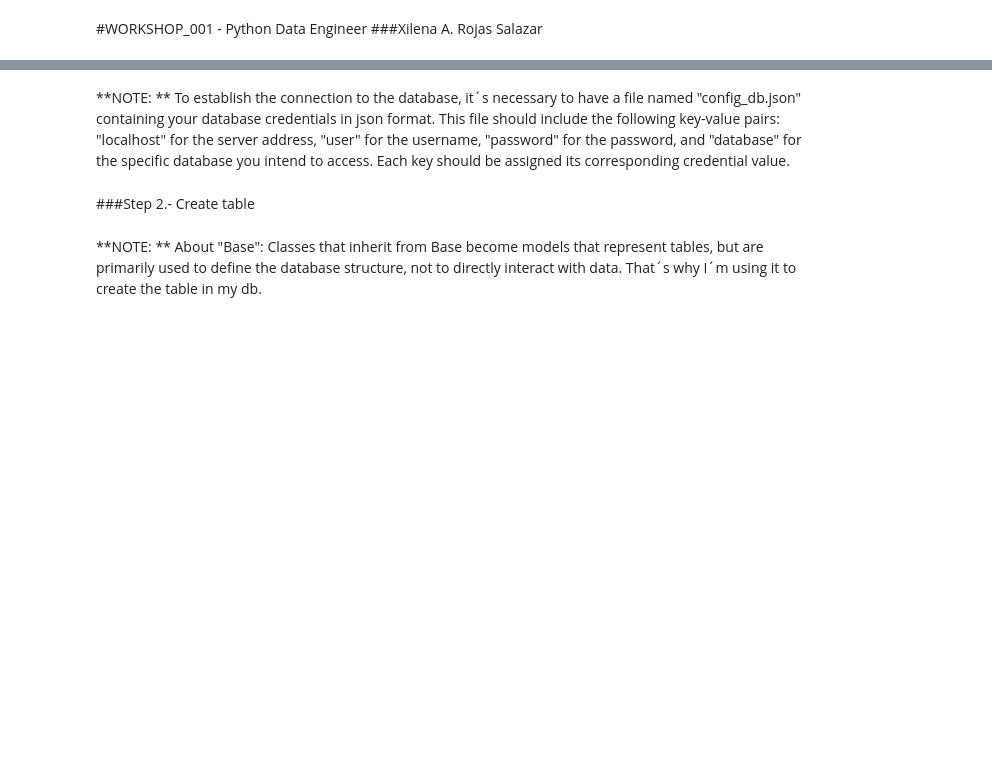
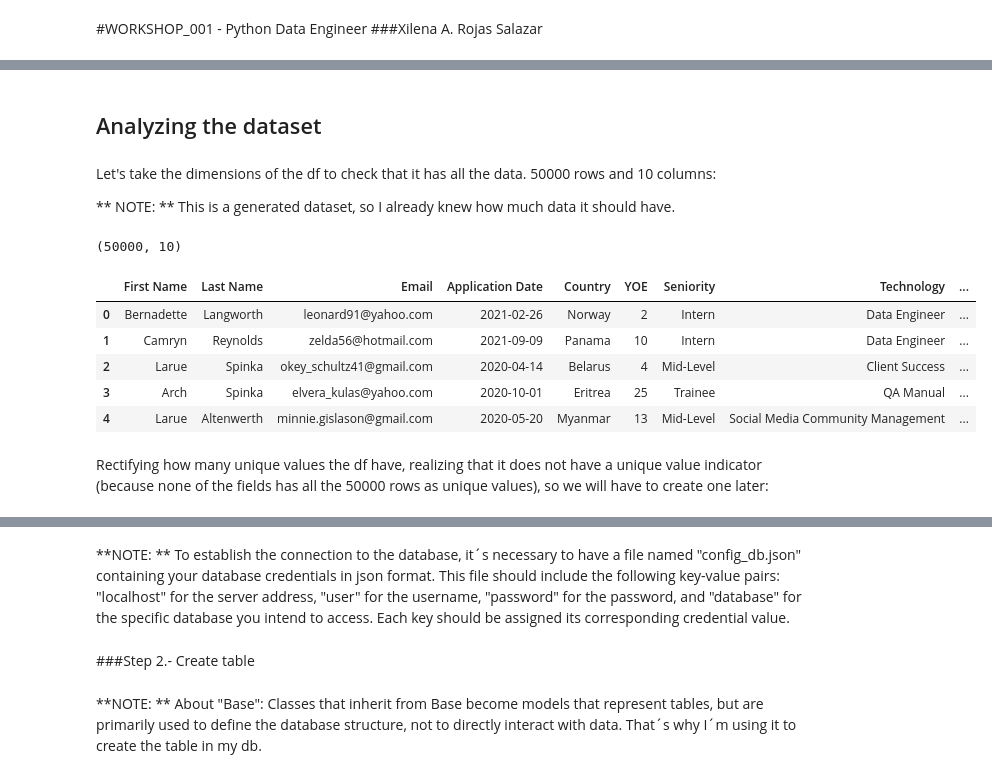
Before and after one commit to xilenAtenea/workshop_001etl, a Jupyter notebook: etl_workshop.ipynb, the cells around one changed output, grey strips where cells are left out. Drawn from its saved outputs; the diff is of its cells as text; code cells hidden in the pictures; blank space fills up the shorter version.

Commit message:
Phase 5. Adding dataset analysis

```diff
--- a/etl_workshop.ipynb
+++ b/etl_workshop.ipynb
@@ -3,0 +15,24 @@
+# %% [markdown]
+## Analyzing the dataset
+# %%
+csv_file = "candidates.csv"
+df = pd.read_csv(csv_file, delimiter = ";")
+# %% [markdown]
+Let's take the dimensions of the df to check that it has all the data. 50000 rows and 10 columns:
+
+** NOTE: ** This is a generated dataset, so I already knew how much data it should have.
+# %%
+df.shape
+# %% [output]
+(50000, 10)
+# %%
+df.head()
+# %% [output]
+|  | First Name | Last Name | Email | Application Date | Country | YOE | Seniority | Technology | ... |
+| 0 | Bernadette | Langworth | leonard91@yahoo.com | 2021-02-26 | Norway | 2 | Intern | Data Engineer | ... |
+| 1 | Camryn | Reynolds | zelda56@hotmail.com | 2021-09-09 | Panama | 10 | Intern | Data Engineer | ... |
+| 2 | Larue | Spinka | okey_schultz41@gmail.com | 2020-04-14 | Belarus | 4 | Mid-Level | Client Success | ... |
+| 3 | Arch | Spinka | elvera_kulas@yahoo.com | 2020-10-01 | Eritrea | 25 | Trainee | QA Manual | ... |
+| 4 | Larue | Altenwerth | minnie.gislason@gmail.com | 2020-05-20 | Myanmar | 13 | Mid-Level | Social Media Community Management | ... |
+# %% [markdown]
+Rectifying how many unique values the df have, realizing that it does not have a unique value indicator (because none of the fields has all the 50000 rows as unique values), so we will have to create one later:
```
Also changed, not shown: parts of 19 cells of this notebook, 1 other file.
